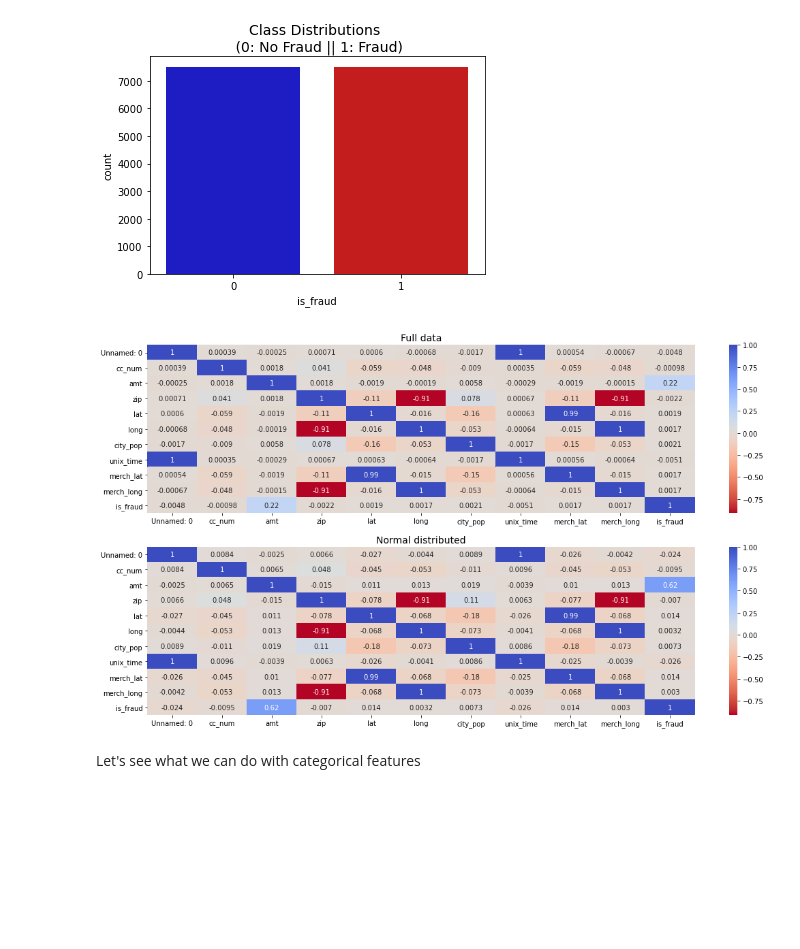
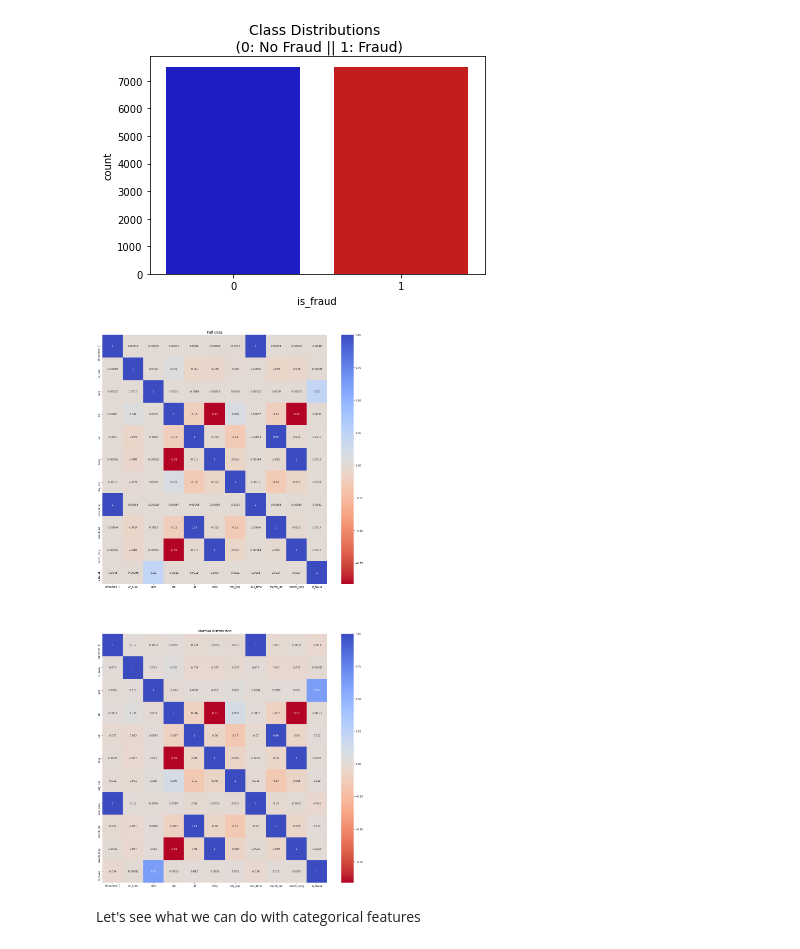
Before and after one commit to sashaaKr/master-of-science, a Jupyter notebook: semester_2/Advanced_Topics_in_Machine_Learning/assignment_2/Advanced Machine Learning_sasha - HW #2.ipynb, the cells around one changed output. Drawn from its saved outputs; the diff is of its cells as text; code cells hidden in the pictures; blank space fills up the shorter version.

Commit message:
dummy data

```diff
--- a/semester_2/Advanced_Topics_in_Machine_Learning/assignment_2/Advanced Machine Learning_sasha - HW #2.ipynb
+++ b/semester_2/Advanced_Topics_in_Machine_Learning/assignment_2/Advanced Machine Learning_sasha - HW #2.ipynb
@@ -474,17 +474,21 @@ plt.title('Class Distributions \n (0: No Fraud || 1: Fraud)', fontsize=14)
 Text(0.5, 1.0, 'Class Distributions \n (0: No Fraud || 1: Fraud)')
 [figure]
 # %%
-fig, (ax1, ax2) = plt.subplots(2, 1, figsize=(18,10))
+def show_correlation_matrices(original, norma_distributed, annot=True):
+    fig, (ax1, ax2) = plt.subplots(2, 1, figsize=(20,40))
 
-sns.heatmap(full_train_df.corr(), cmap='coolwarm_r', annot_kws={'size':10},annot=True, ax=ax1)
-ax1.set_title("Full data", fontsize=14)
+    sns.heatmap(original.corr(), cmap='coolwarm_r', annot_kws={'size':10},annot=annot, ax=ax1)
+    ax1.set_title("Full data", fontsize=14)
 
-sns.heatmap(normal_distributed_train_df.corr(), cmap='coolwarm_r', annot_kws={'size':10},annot=True, ax=ax2)
-ax2.set_title("Normal distributed", fontsize=14)
+    sns.heatmap(norma_distributed.corr(), cmap='coolwarm_r', annot_kws={'size':10},annot=annot, ax=ax2)
+    ax2.set_title("Normal distributed", fontsize=14)
+#     plt.yticks(rotation=0)
+#     plt.xticks(rotation = 45)
+    plt.show()
 
-plt.show()
+show_correlation_matrices(full_train_df, normal_distributed_train_df)
 # %% [output]
-[figure, old version]
+[figure, new version]
 # %% [markdown]
 Let's see what we can do with categorical features
 # %%
```
Also changed, not shown: parts of 3 cells of this notebook.
